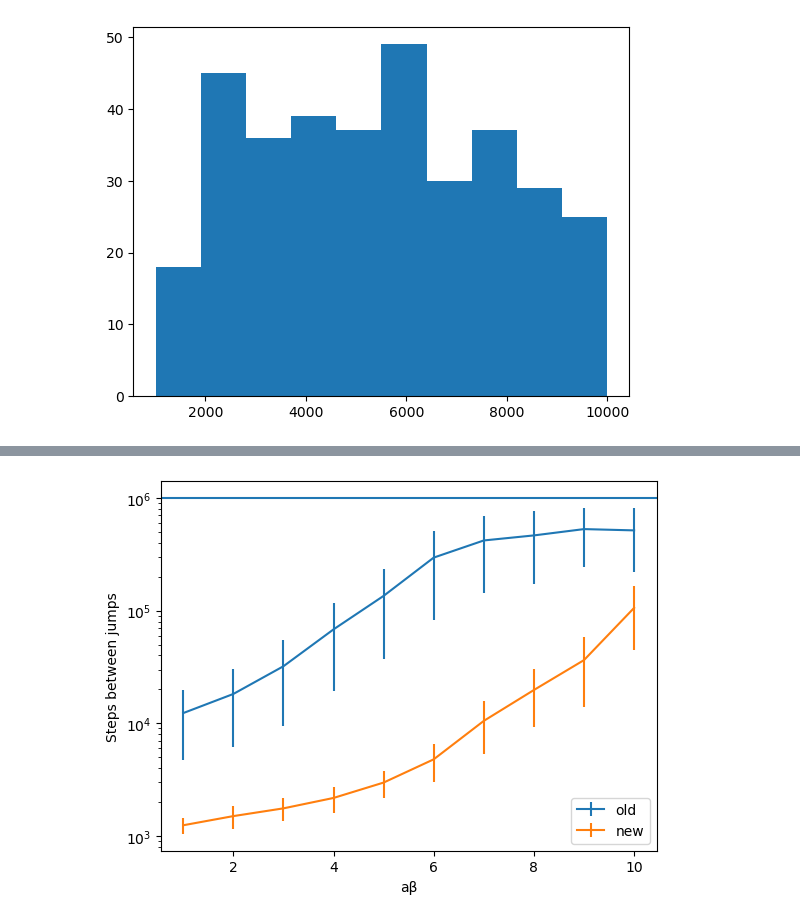
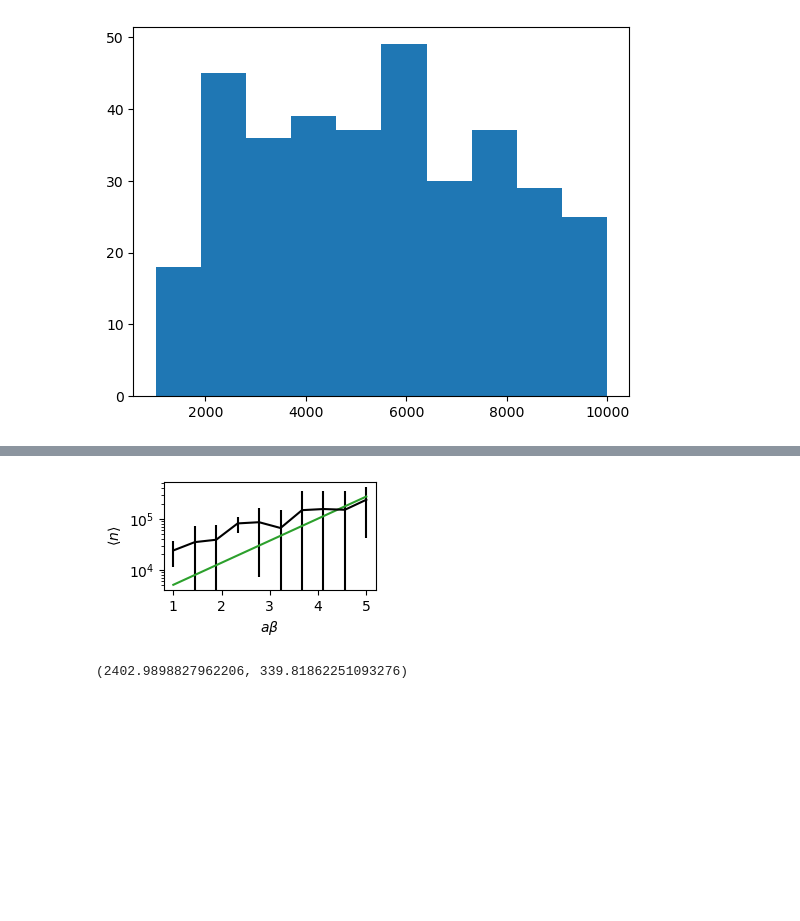
Before and after one commit to leoole100/fp2, a Jupyter notebook: 04 montecarlo/scripts/04 double well.ipynb, the cells around one changed output, grey strips where cells are left out. Cells and saved outputs as stored; diff of their text form; code cells hidden in the pictures; blank space fills up the shorter version.

```diff
--- a/04 montecarlo/scripts/04 double well.ipynb
+++ b/04 montecarlo/scripts/04 double well.ipynb
@@ -1,7 +1,15 @@
 # %%
 import numpy as np
 import matplotlib.pyplot as plt
+import matplotlib as mpl
 import multiprocessing as mp
+
+pt = 4/3
+halfsize = (3, 3/1.618)
+fullsize = (5, 5/1.618)
+colors = plt.rcParams['axes.prop_cycle'].by_key()['color']
+
+pool = mp.Pool(processes=10)
 # %%
 def double_well(x,a=0.1,b=1):
     return a*((x/b)**2-1)**2
@@ -100,21 +102,19 @@ jumps2 = jumps
-# %%
-import pickle
-with open('../data/mc_double.pickle', 'rb') as f:
-	a, jumps = pickle.load(f)
-
-(a, jumps);
 # %%
-plt.errorbar(a, [np.mean(j) for j in jumps], [np.std(j) for j in jumps])
-plt.errorbar(a, [np.mean(j) for j in jumps2], [np.std(j) for j in jumps2])
-plt.legend(["old", "new"])
-a_list = np.linspace(min(a), max(a), 1000)
-# plt.plot(a_list, *np.exp(a_list), color="black")
-# plt.plot(a, 5000.*a**2.)
-plt.axhline(1e6)
-# plt.xscale("log")
+from scipy.optimize import curve_fit
+def mdl(a, p): return p*np.exp(a)
+popt, pcov = curve_fit(mdl, a, np.mean(jumps, axis=1))
+
+
+plt.figure(figsize=halfsize)
+
+plt.errorbar(a, np.mean(jumps, axis=1), np.std(jumps, axis=1), color="black")
+a_list = np.linspace(min(a), max(a), 100)
+plt.plot(a_list, popt[0]*np.exp(a_list), color=colors[2])
 plt.yscale("log")
-plt.xlabel("aβ")
-plt.ylabel("Steps between jumps")
+plt.xlabel(r"$a\beta$")
+plt.ylabel(r"$\langle n \rangle$")
+plt.tight_layout()
+plt.savefig("../figures/04 chem.pdf")
 plt.show()
 # %% [output]
-[figure, old version]
+[figure, new version]
@@ -124,0 +121,4 @@ with open('../data/mc_double.pickle', 'wb') as f:
+# %%
+popt[0], np.sqrt(pcov[0, 0])
+# %% [output]
+(2402.9898827962206, 339.81862251093276)
```
Also changed, not shown: parts of 7 cells of this notebook, 3 other files.
